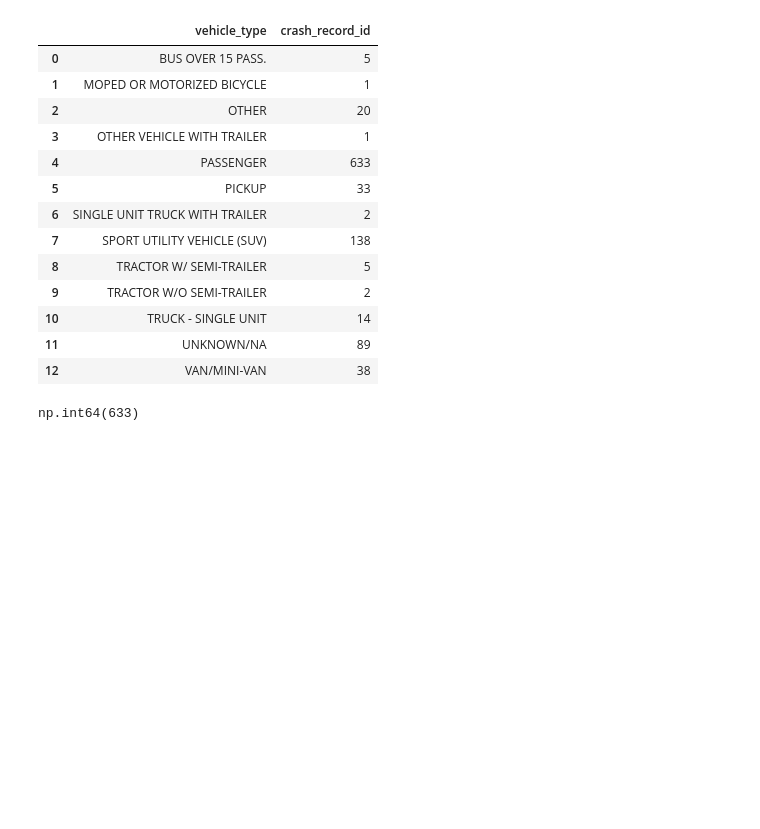
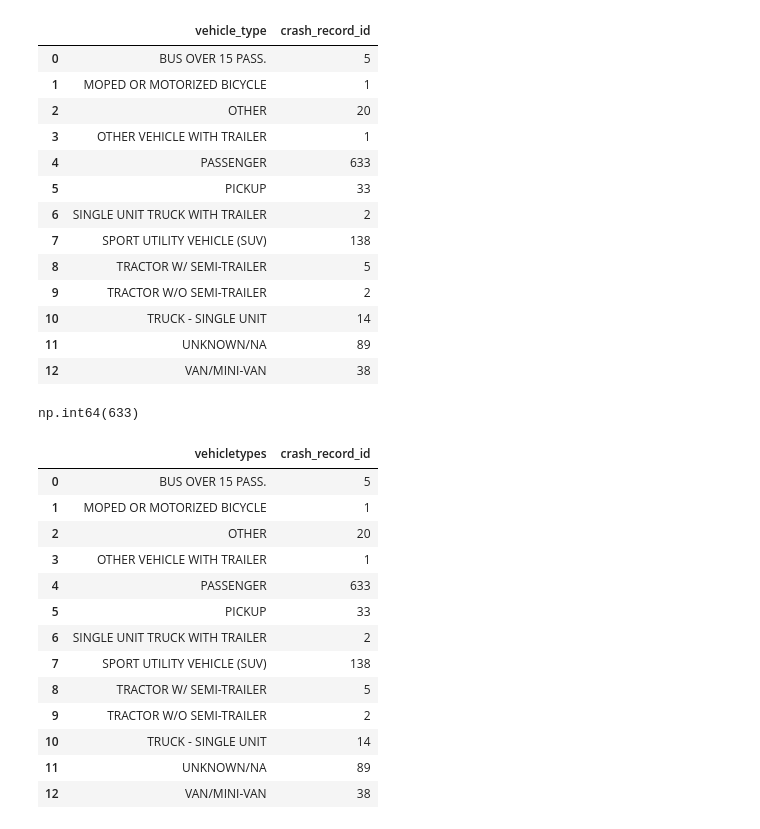
Before and after one commit to ViktorBezrukov/Python_Building_ETL, a Jupyter notebook: ch_5/data_discovery.ipynb, the cells around one changed output. Drawn from its saved outputs; the diff is of its cells as text; code cells hidden in the pictures; blank space fills up the shorter version.

```diff
--- a/ch_5/data_discovery.ipynb
+++ b/ch_5/data_discovery.ipynb
@@ -164,4 +164,5 @@ number_of_passenger_cars_involved
 # %% [output]
 np.int64(633)
 # %%
-qwe
+vehicle_mapping = {'vehicle_type' : 'vehicletypes'}
+df_agg = df_agg.rename(columns=vehicle_mapping)
@@ -169,0 +169,17 @@ qwe
+# %%
+df_agg
+# %% [output]
+|  | vehicletypes | crash_record_id |
+| 0 | BUS OVER 15 PASS. | 5 |
+| 1 | MOPED OR MOTORIZED BICYCLE | 1 |
+| 2 | OTHER | 20 |
+| 3 | OTHER VEHICLE WITH TRAILER | 1 |
+| 4 | PASSENGER | 633 |
+| 5 | PICKUP | 33 |
+| 6 | SINGLE UNIT TRUCK WITH TRAILER | 2 |
+| 7 | SPORT UTILITY VEHICLE (SUV) | 138 |
+| 8 | TRACTOR W/ SEMI-TRAILER | 5 |
+| 9 | TRACTOR W/O SEMI-TRAILER | 2 |
+| 10 | TRUCK - SINGLE UNIT | 14 |
+| 11 | UNKNOWN/NA | 89 |
+| 12 | VAN/MINI-VAN | 38 |
```
Also changed, not shown: parts of 1 cell of this notebook, 1 other file.
